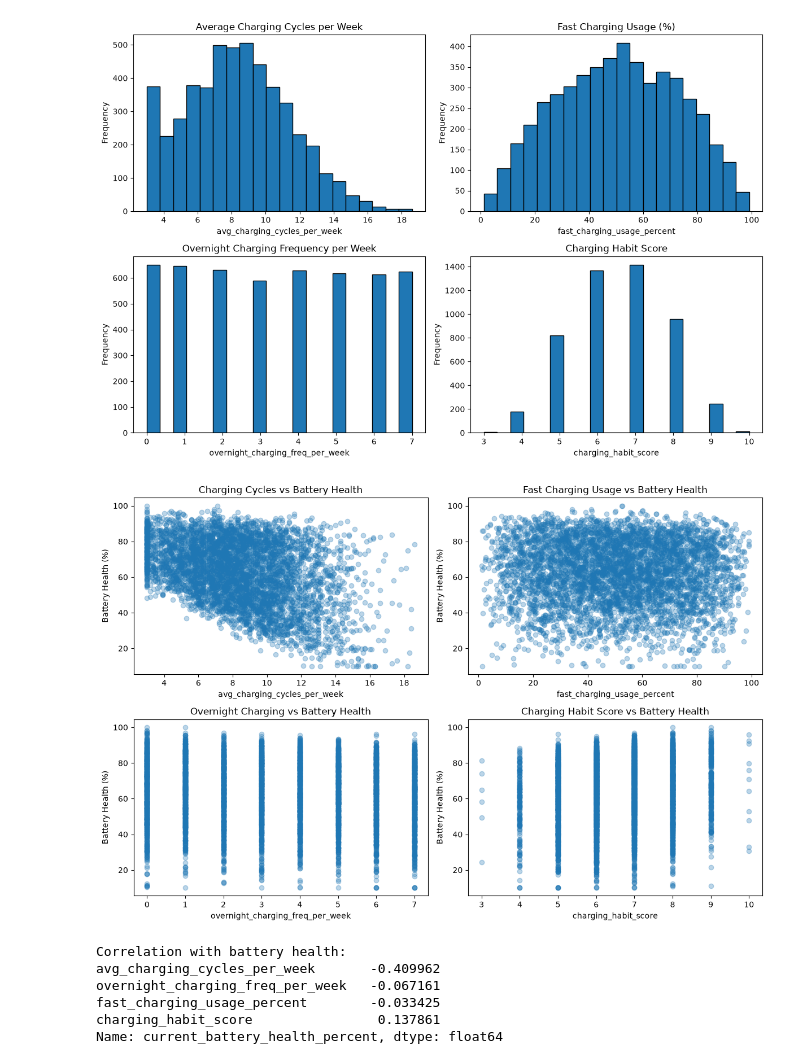
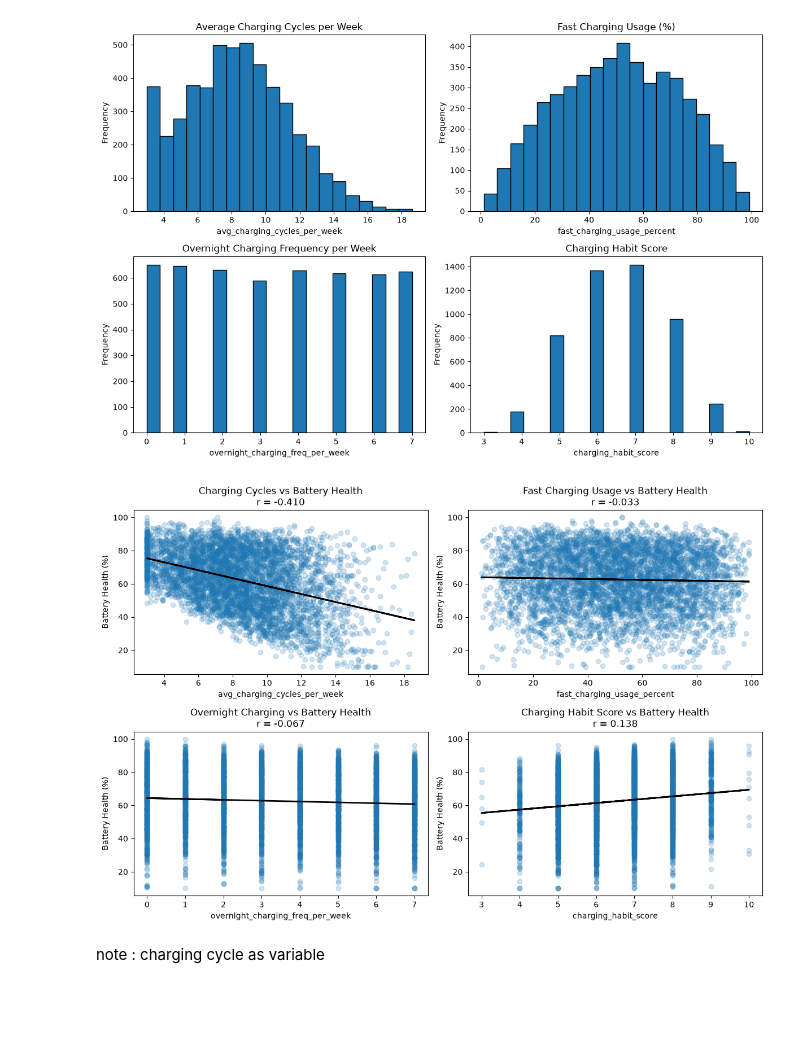
Before and after one commit to thonglim86-cloud/battery-health-project, a Jupyter notebook: charging analysis.ipynb, the cells around one changed output. Cells and saved outputs as stored; diff of their text form; code cells hidden in the pictures; blank space fills up the shorter version.

Commit message:
Update charging correlation plots

```diff
--- a/charging analysis.ipynb
+++ b/charging analysis.ipynb
@@ -6,6 +6,7 @@ features = pd.read_excel("smartphone_battery_features.xlsx")
 targets = pd.read_excel("smartphone_battery_targets.xlsx")
 
 data = features.merge(targets, on="Device_ID")
+data = data.loc[:, ~data.columns.str.contains("^Unnamed")]
 
 charging_vars = [
     "avg_charging_cycles_per_week",
@@ -69,47 +69,37 @@ Descriptive statistics:
 # %%
 target = "current_battery_health_percent"
 
 scatter_titles = [
     "Charging Cycles vs Battery Health",
     "Fast Charging Usage vs Battery Health",
     "Overnight Charging vs Battery Health",
     "Charging Habit Score vs Battery Health"
 ]
 
 fig, axes = plt.subplots(2, 2, figsize=(12, 8))
 
 for ax, variable, title in zip(
     axes.flatten(),
     charging_vars,
     scatter_titles
 ):
-    ax.scatter(
-        data[variable],
-        data[target],
-        alpha=0.3
-    )
-    ax.set_title(title)
+    x = data[variable]
+    y = data[target]
+
+    ax.scatter(x, y, alpha=0.2)
+
+    r = x.corr(y)
+
+    m, b = np.polyfit(x, y, 1)
+    ax.plot(x, m*x + b, color="black", linewidth=2)
+
+    ax.set_title(f"{title}\nr = {r:.3f}")
     ax.set_xlabel(variable)
     ax.set_ylabel("Battery Health (%)")
 
 plt.tight_layout()
 plt.show()
 # %% [output]
-[figure, old version]
+[figure, new version]
-# %%
-correlations = (
-    data[charging_vars + [target]]
-    .corr()[target]
-    .drop(target)
-    .sort_values()
-)
-
-print("Correlation with battery health:")
-print(correlations)
-# %% [output]
-Correlation with battery health:
-avg_charging_cycles_per_week       -0.409962
-overnight_charging_freq_per_week   -0.067161
-fast_charging_usage_percent        -0.033425
-charging_habit_score                0.137861
-Name: current_battery_health_percent, dtype: float64
+# %% [markdown]
+note : charging cycle as variable
```
Also changed, not shown: parts of 1 cell of this notebook.
